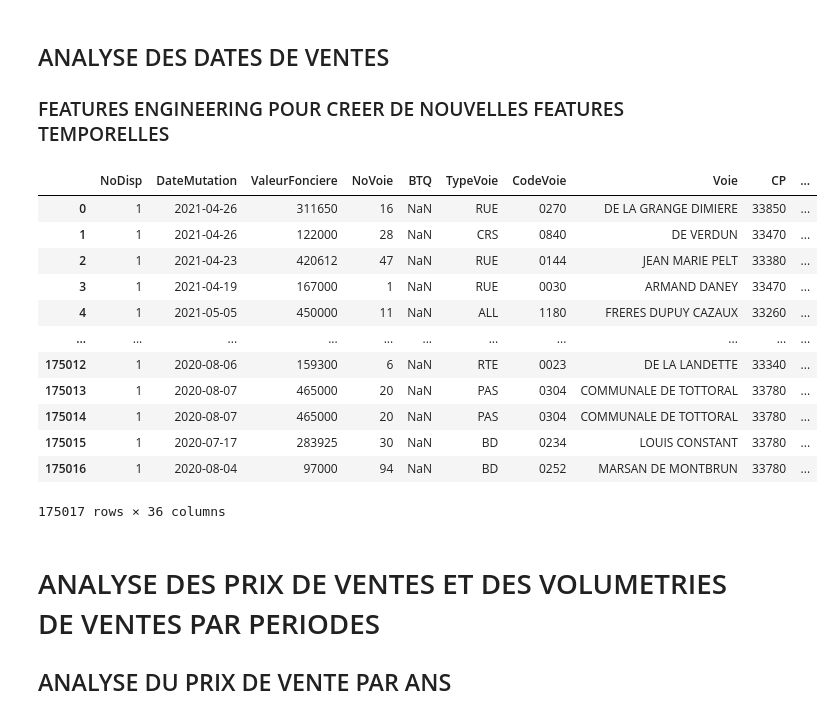
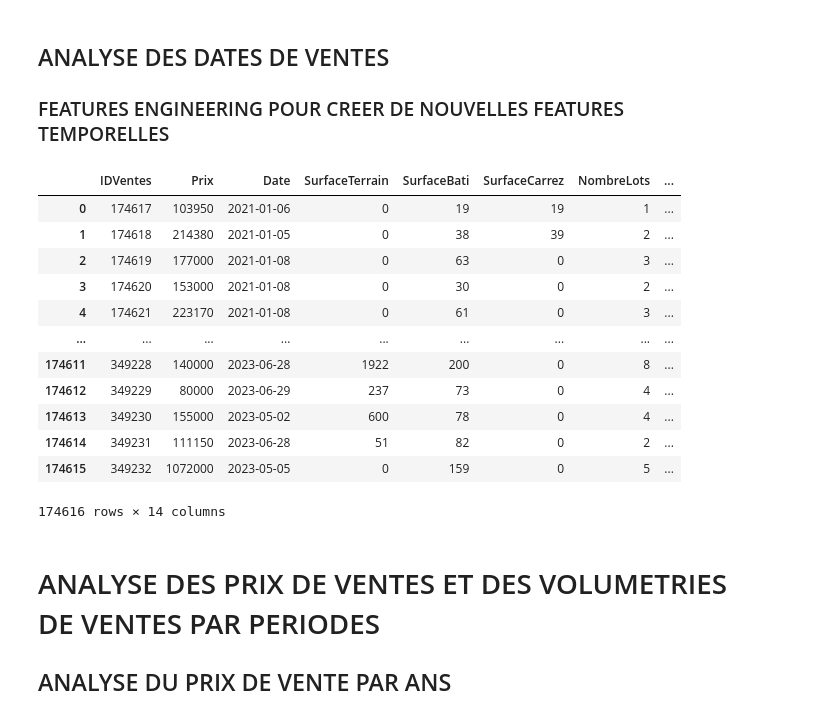
Before and after one commit to Jonathan2433/DOMO_DATA_PRICE_PREDICTION, a Jupyter notebook: NOTEBOOKS/00_DATA_ANALYSE_OF_PRICES.ipynb, the cells around one changed output. Cells and saved outputs as stored; diff of their text form; code cells hidden in the pictures.

```diff
--- a/NOTEBOOKS/00_DATA_ANALYSE_OF_PRICES.ipynb
+++ b/NOTEBOOKS/00_DATA_ANALYSE_OF_PRICES.ipynb
@@ -60,35 +53,6 @@ df['ValeurFonciere'] = df['ValeurFonciere'].str.replace(',', '.').astype(float)
 # %%
 # Modification of SurfaceCarrez
-df['SurfaceCarrez1erLot'] = df['SurfaceCarrez1erLot'].str.replace(',', '.').astype(float)
-df['SurfaceCarrez2emeLot'] = df['SurfaceCarrez2emeLot'].str.replace(',', '.').astype(float)
-df['SurfaceCarrez3emeLot'] = df['SurfaceCarrez3emeLot'].str.replace(',', '.').astype(float)
-df['SurfaceCarrez4emeLot'] = df['SurfaceCarrez4emeLot'].str.replace(',', '.').astype(float)
-df['SurfaceCarrez5emeLot'] = df['SurfaceCarrez5emeLot'].str.replace(',', '.').astype(float)
+df['SurfaceCarrez'] = df['SurfaceCarrez'].str.replace(',', '.').astype(float)
-# %%
-# Modification of NoVoie and SurfaceTerrain and& SurfaceCarrez
-
-#Transform NA values to 0
-df['NoVoie'] = df['NoVoie'].fillna(0)
-df['SurfaceTerrain'] = df['SurfaceTerrain'].fillna(0)
-
-df['SurfaceCarrez1erLot'] = df['SurfaceCarrez1erLot'].fillna(0)
-df['SurfaceCarrez2emeLot'] = df['SurfaceCarrez2emeLot'].fillna(0)
-df['SurfaceCarrez3emeLot'] = df['SurfaceCarrez3emeLot'].fillna(0)
-df['SurfaceCarrez4emeLot'] = df['SurfaceCarrez4emeLot'].fillna(0)
-df['SurfaceCarrez5emeLot'] = df['SurfaceCarrez5emeLot'].fillna(0)
-
-# Modification of NoVoie type
-df['NoVoie'] = df['NoVoie'].astype(int)
-# %%
-# Modification of non numeric values of NombrePiecesPrincipales
-df['NombrePiecesPrincipales'] = (
-    pd.to_numeric(df['NombrePiecesPrincipales'],
-                  errors='coerce')
-    .fillna(0)
-)
-
-# Modification of NombrePiecesPrincipales type
-df['NombrePiecesPrincipales'] = df['NombrePiecesPrincipales'].astype(int)
 # %% [markdown]
 # VERIFICATIONS DES BON CHANGEMENTS DE TYPE
 # %%
@@ -153,10 +110,10 @@ df.describe()
  ### AJOUT D'UNE FOURCHETTE DE PRIX
 # %%
 # Définir les tranches de valeur foncière
-bins = [50000, 100000, 150000, 200000, 250000, 300000, 400000, 500000, 600000, 750000, 1000000, 1500000, 2000000, 3000000, 4000000, 5000000, 6000000, df['ValeurFonciere'].max()]
+bins = [50000, 100000, 150000, 200000, 250000, 300000, 400000, 500000, 600000, 750000, 1000000, 1500000, 2000000, 3000000, 4000000, 5000000, 6000000, df['Prix'].max()]
 
 # Utiliser cut pour créer une nouvelle colonne 'Tranche'
-df['slice'] = pd.cut(df['ValeurFonciere'], bins=bins, right=False)
+df['slice'] = pd.cut(df['Prix'], bins=bins, right=False)
 # %% [markdown]
 ### AFFICHAGE DU NOMBRE DE BIENS PAR FOURCHETTE DE PRIX DE VENTE
 # %%
@@ -204,32 +161,32 @@ plt.show()
 ### FEATURES ENGINEERING POUR CREER DE NOUVELLES FEATURES TEMPORELLES
 # %%
 # Convertir la colonne 'DateMutation' en datetime si ce n'est pas déjà fait
-df['DateMutation'] = pd.to_datetime(df['DateMutation'])
+df['Date'] = pd.to_datetime(df['Date'])
 
 # Extraire le numéro du trimestre de chaque date
-df['quarter'] = df['DateMutation'].dt.quarter
+df['quarter'] = df['Date'].dt.quarter
 
 # Extraire l'année
-df['Year'] = df['DateMutation'].dt.year
+df['Year'] = df['Date'].dt.year
 
 # Extraire le mois
-df['Month'] = df['DateMutation'].dt.month
+df['Month'] = df['Date'].dt.month
 
 df
 # %% [output]
-|  | NoDisp | DateMutation | ValeurFonciere | NoVoie | BTQ | TypeVoie | CodeVoie | Voie | CP | ... |
-| 0 | 1 | 2021-04-26 | 311650 | 16 | NaN | RUE | 0270 | DE LA GRANGE DIMIERE | 33850 | ... |
-| 1 | 1 | 2021-04-26 | 122000 | 28 | NaN | CRS | 0840 | DE VERDUN | 33470 | ... |
-| 2 | 1 | 2021-04-23 | 420612 | 47 | NaN | RUE | 0144 | JEAN MARIE PELT | 33380 | ... |
-| 3 | 1 | 2021-04-19 | 167000 | 1 | NaN | RUE | 0030 | ARMAND DANEY | 33470 | ... |
-| 4 | 1 | 2021-05-05 | 450000 | 11 | NaN | ALL | 1180 | FRERES DUPUY CAZAUX | 33260 | ... |
-| ... | ... | ... | ... | ... | ... | ... | ... | ... | ... | ... |
-| 175012 | 1 | 2020-08-06 | 159300 | 6 | NaN | RTE | 0023 | DE LA LANDETTE | 33340 | ... |
-| 175013 | 1 | 2020-08-07 | 465000 | 20 | NaN | PAS | 0304 | COMMUNALE DE TOTTORAL | 33780 | ... |
-| 175014 | 1 | 2020-08-07 | 465000 | 20 | NaN | PAS | 0304 | COMMUNALE DE TOTTORAL | 33780 | ... |
-| 175015 | 1 | 2020-07-17 | 283925 | 30 | NaN | BD | 0234 | LOUIS CONSTANT | 33780 | ... |
-| 175016 | 1 | 2020-08-04 | 97000 | 94 | NaN | BD | 0252 | MARSAN DE MONTBRUN | 33780 | ... |
+|  | IDVentes | Prix | Date | SurfaceTerrain | SurfaceBati | SurfaceCarrez | NombreLots | ... |
+| 0 | 174617 | 103950 | 2021-01-06 | 0 | 19 | 19 | 1 | ... |
+| 1 | 174618 | 214380 | 2021-01-05 | 0 | 38 | 39 | 2 | ... |
+| 2 | 174619 | 177000 | 2021-01-08 | 0 | 63 | 0 | 3 | ... |
+| 3 | 174620 | 153000 | 2021-01-08 | 0 | 30 | 0 | 2 | ... |
+| 4 | 174621 | 223170 | 2021-01-08 | 0 | 61 | 0 | 3 | ... |
+| ... | ... | ... | ... | ... | ... | ... | ... | ... |
+| 174611 | 349228 | 140000 | 2023-06-28 | 1922 | 200 | 0 | 8 | ... |
+| 174612 | 349229 | 80000 | 2023-06-29 | 237 | 73 | 0 | 4 | ... |
+| 174613 | 349230 | 155000 | 2023-05-02 | 600 | 78 | 0 | 4 | ... |
+| 174614 | 349231 | 111150 | 2023-06-28 | 51 | 82 | 0 | 2 | ... |
+| 174615 | 349232 | 1072000 | 2023-05-05 | 0 | 159 | 0 | 5 | ... |
-175017 rows × 36 columns
+174616 rows × 14 columns
 # %% [markdown]
 # ANALYSE DES PRIX DE VENTES ET DES VOLUMETRIES DE VENTES PAR PERIODES
 
```
Also changed, not shown: parts of 26 cells of this notebook, 6 other files.
